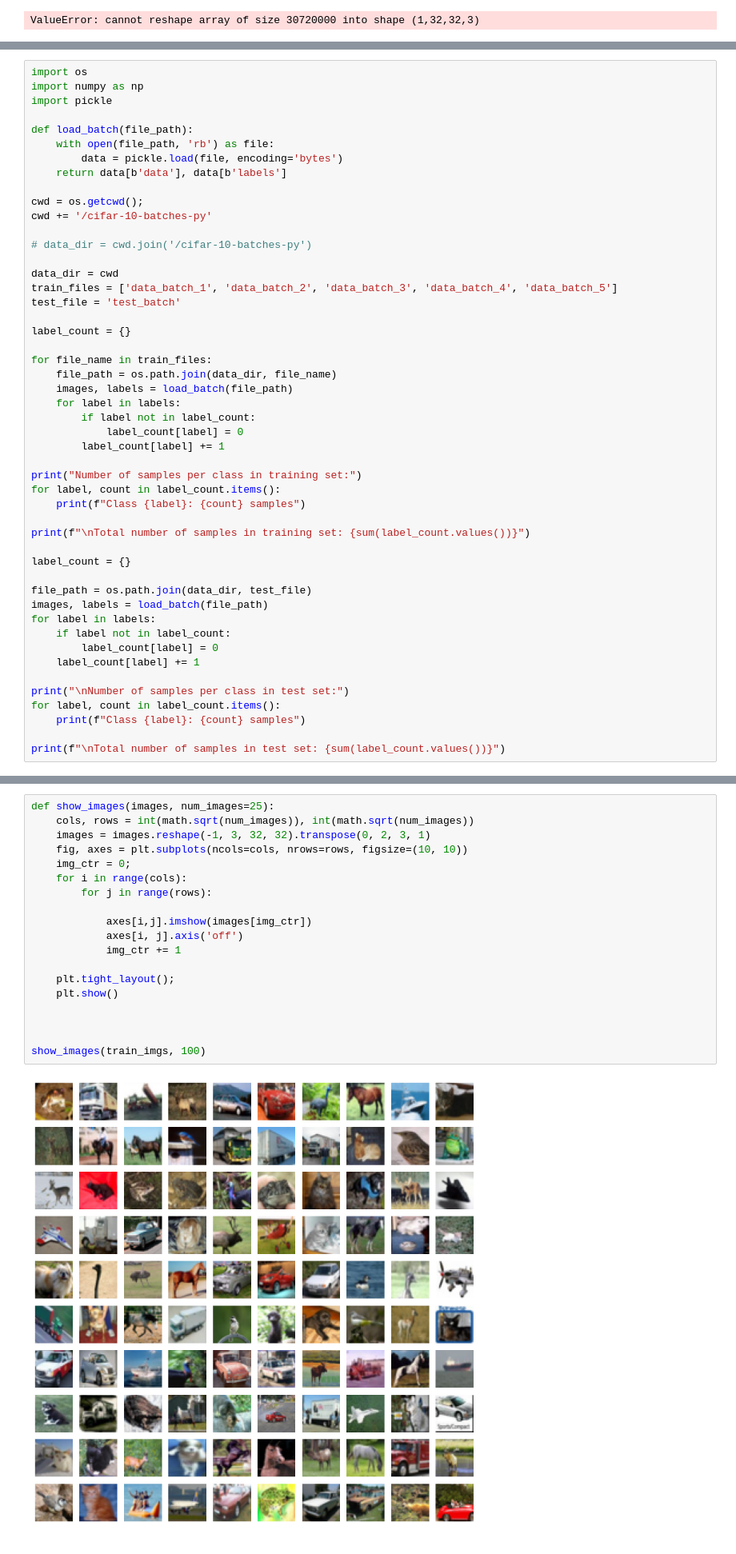
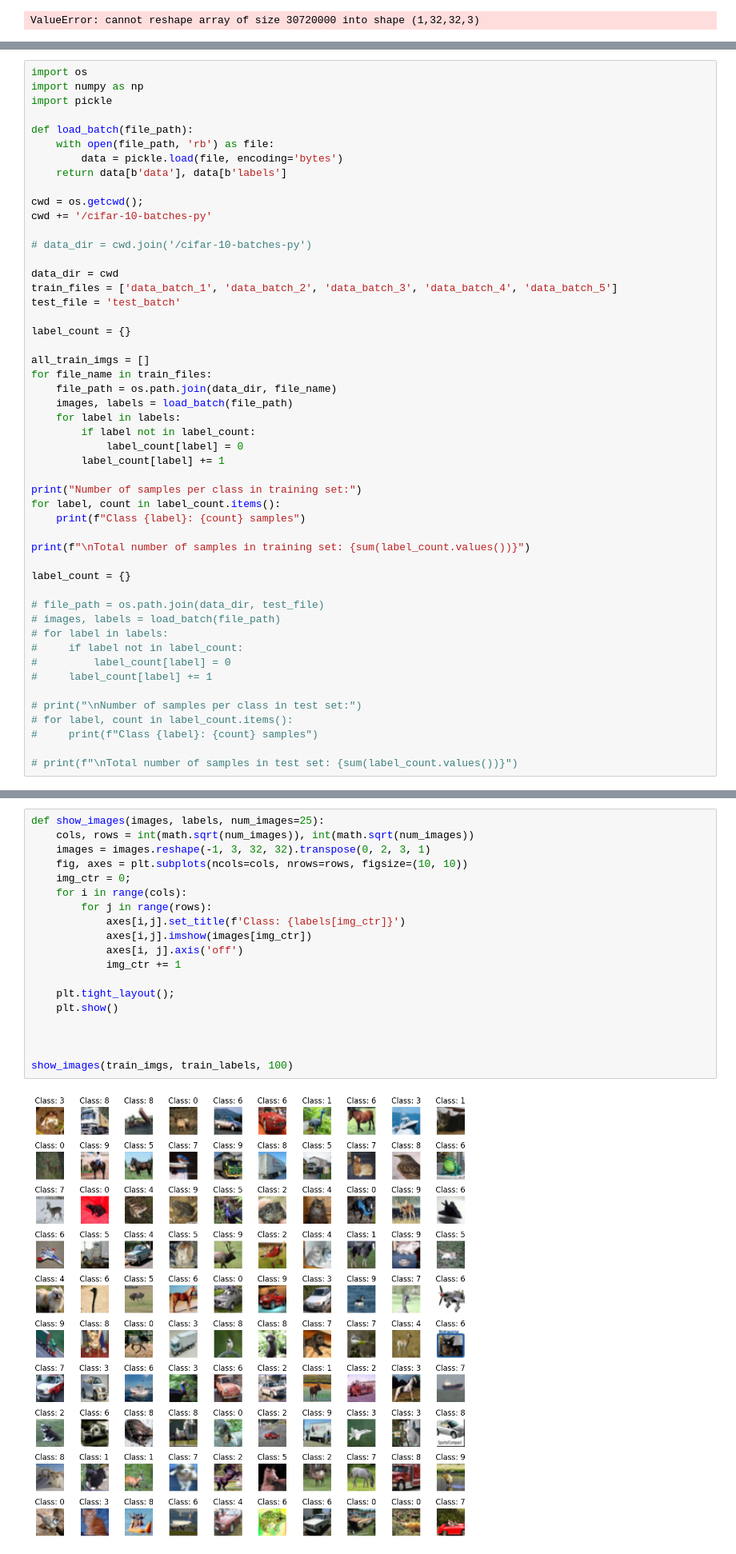
Before and after one commit to 26dre/178_final, a Jupyter notebook: Visualization.ipynb, the cells around one changed output, grey strips where cells are left out. Shown at 80% size. Cells and saved outputs as stored; diff of their text form.

```diff
--- a/Visualization.ipynb
+++ b/Visualization.ipynb
@@ -474,6 +378,7 @@ test_file = 'test_batch'
 
 label_count = {}
 
+all_train_imgs = []
 for file_name in train_files:
     file_path = os.path.join(data_dir, file_name)
     images, labels = load_batch(file_path)
@@ -490,18 +395,18 @@ print(f"\nTotal number of samples in training set: {sum(label_count.values())}")
 
 label_count = {}
 
-file_path = os.path.join(data_dir, test_file)
-images, labels = load_batch(file_path)
-for label in labels:
-    if label not in label_count:
-        label_count[label] = 0
-    label_count[label] += 1
+# file_path = os.path.join(data_dir, test_file)
+# images, labels = load_batch(file_path)
+# for label in labels:
+#     if label not in label_count:
+#         label_count[label] = 0
+#     label_count[label] += 1
 
-print("\nNumber of samples per class in test set:")
-for label, count in label_count.items():
-    print(f"Class {label}: {count} samples")
+# print("\nNumber of samples per class in test set:")
+# for label, count in label_count.items():
+#     print(f"Class {label}: {count} samples")
 
-print(f"\nTotal number of samples in test set: {sum(label_count.values())}")
+# print(f"\nTotal number of samples in test set: {sum(label_count.values())}")
 # %% [output]
 Number of samples per class in training set:
 Class 6: 5000 samples
@@ -523,21 +426,21 @@ Total number of samples in test set: 10000
 # %%
-def show_images(images, num_images=25):
+def show_images(images, labels, num_images=25):
     cols, rows = int(math.sqrt(num_images)), int(math.sqrt(num_images))
     images = images.reshape(-1, 3, 32, 32).transpose(0, 2, 3, 1)
     fig, axes = plt.subplots(ncols=cols, nrows=rows, figsize=(10, 10))
     img_ctr = 0;
     for i in range(cols):
         for j in range(rows):
-
+            axes[i,j].set_title(f'Class: {labels[img_ctr]}')
             axes[i,j].imshow(images[img_ctr])
             axes[i, j].axis('off')
             img_ctr += 1
 
     plt.tight_layout();
     plt.show()
 
 
 
-show_images(train_imgs, 100)
+show_images(train_imgs, train_labels, 100)
 # %% [output]
-[figure, old version]
+[figure, new version]
```
Also changed, not shown: parts of 6 cells of this notebook, 1 other file.
